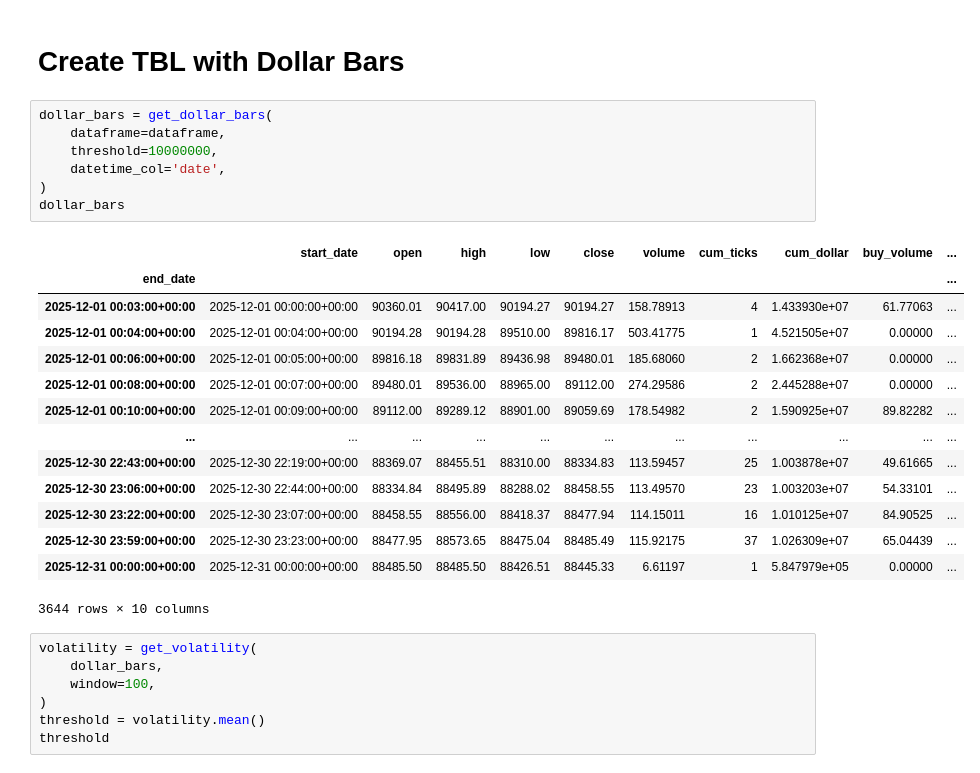
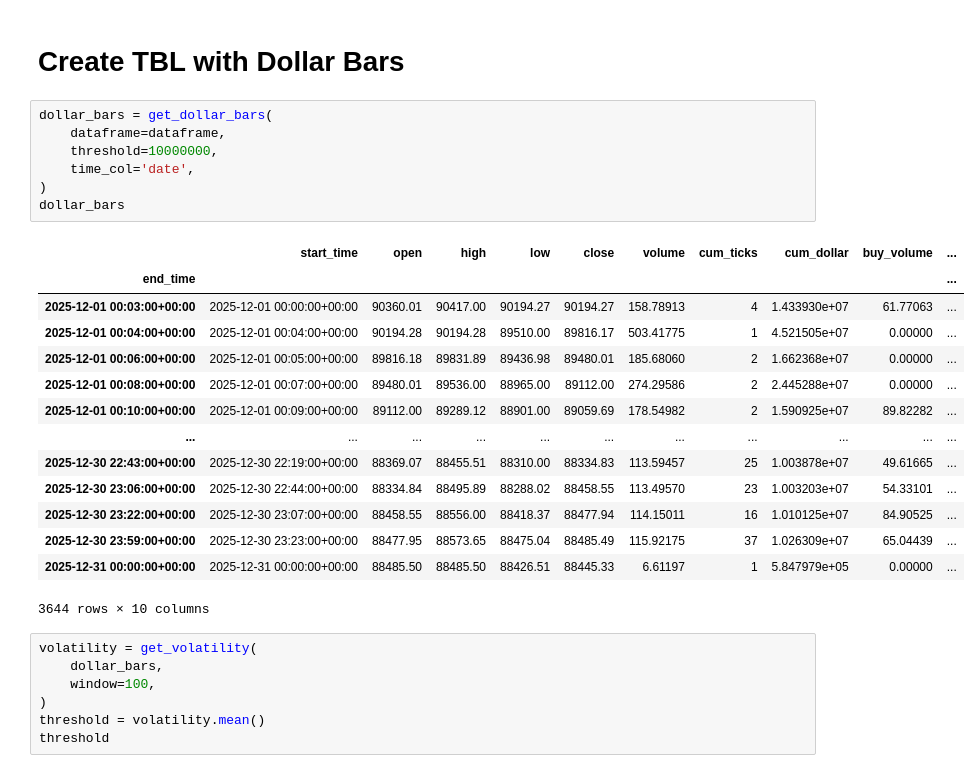
Before and after one commit to Sunama/provenquant-lib, a Jupyter notebook: examples/core/meta_labeling.ipynb, the cells around one changed output. Saved outputs shown, nothing was run; the diff lists cells and outputs as text.

Commit message:
correct name of datetime

```diff
--- a/examples/core/meta_labeling.ipynb
+++ b/examples/core/meta_labeling.ipynb
@@ -86,13 +86,13 @@ labeld_dataframe
 # %%
 dollar_bars = get_dollar_bars(
     dataframe=dataframe,
     threshold=10000000,
-    datetime_col='date',
+    time_col='date',
 )
 dollar_bars
 # %% [output]
-|  | start_date | open | high | low | close | volume | cum_ticks | cum_dollar | buy_volume | ... |
-| end_date |  |  |  |  |  |  |  |  |  | ... |
+|  | start_time | open | high | low | close | volume | cum_ticks | cum_dollar | buy_volume | ... |
+| end_time |  |  |  |  |  |  |  |  |  | ... |
 | 2025-12-01 00:03:00+00:00 | 2025-12-01 00:00:00+00:00 | 90360.01 | 90417.00 | 90194.27 | 90194.27 | 158.78913 | 4 | 1.433930e+07 | 61.77063 | ... |
 | 2025-12-01 00:04:00+00:00 | 2025-12-01 00:04:00+00:00 | 90194.28 | 90194.28 | 89510.00 | 89816.17 | 503.41775 | 1 | 4.521505e+07 | 0.00000 | ... |
 | 2025-12-01 00:06:00+00:00 | 2025-12-01 00:05:00+00:00 | 89816.18 | 89831.89 | 89436.98 | 89480.01 | 185.68060 | 2 | 1.662368e+07 | 0.00000 | ... |
```
Also changed, not shown: parts of 6 cells of this notebook, 12 other files.
